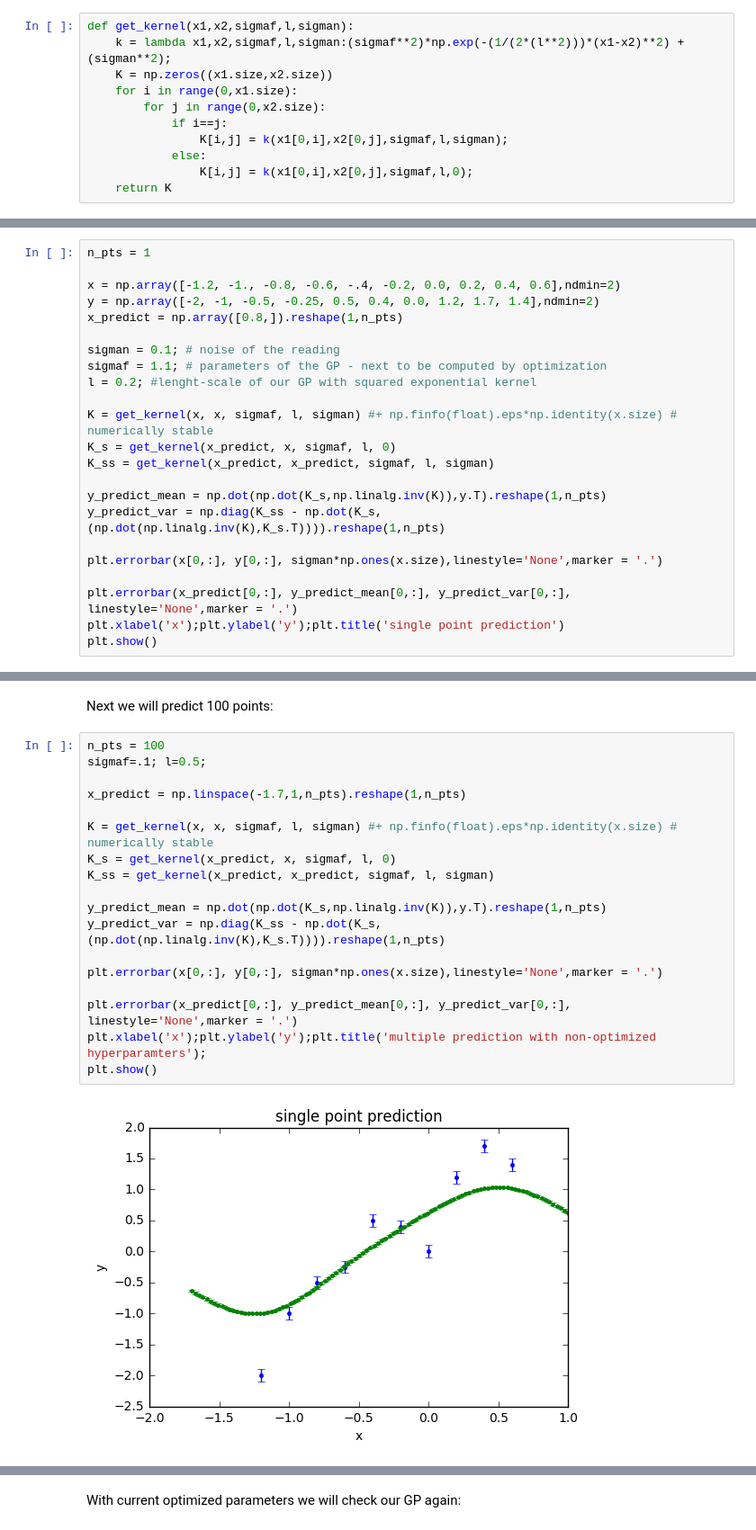
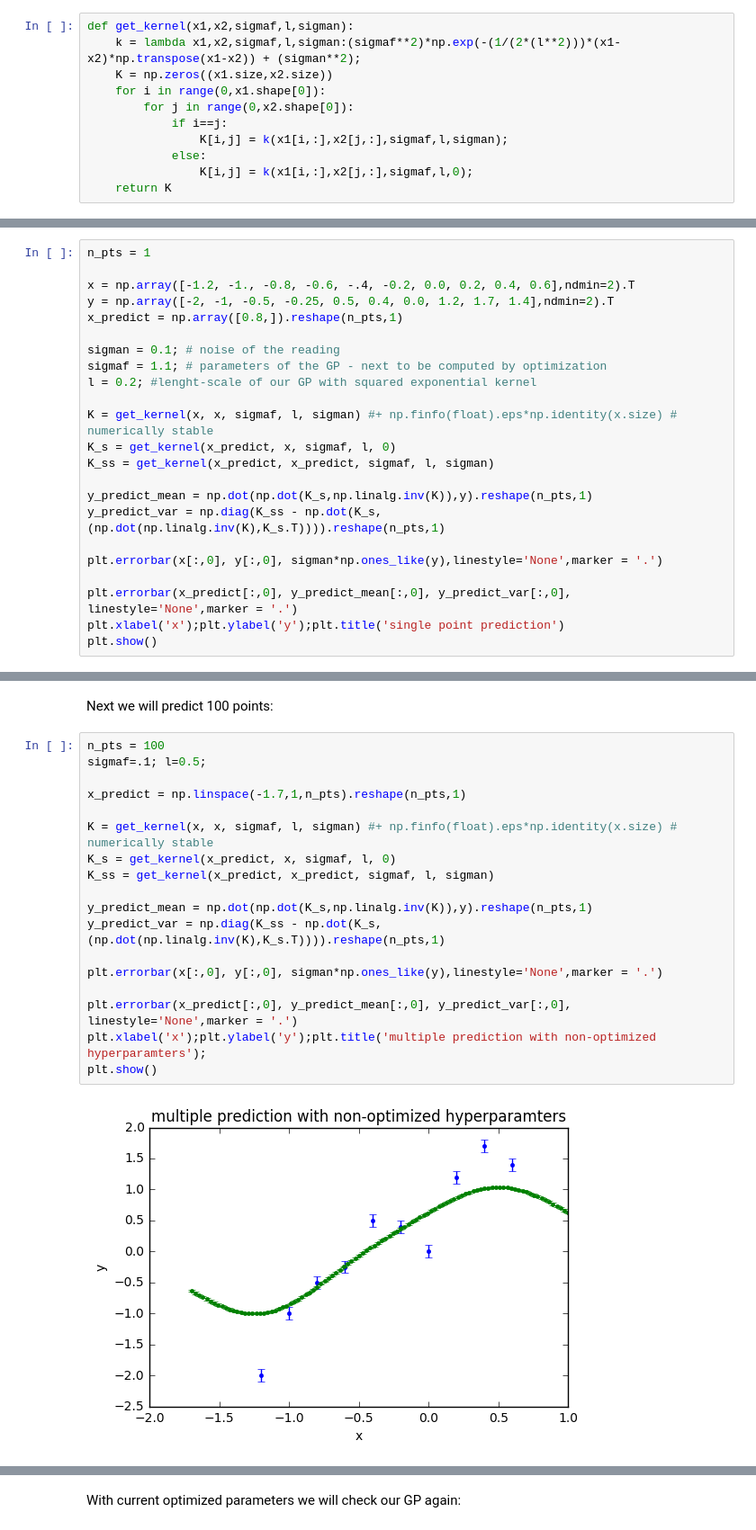
Before and after one commit to nghorbani/NIP_SS16, a Jupyter notebook: ML2/GRP.ipynb, the cells around one changed output, grey strips where cells are left out. Shown: that part at 90% size. Cells and saved outputs as stored; diff of their text form.

```diff
--- a/ML2/GRP.ipynb
+++ b/ML2/GRP.ipynb
@@ -59,14 +66,14 @@ the mean will be our best estimate and the variance will indicate our uncertaint
 We will define kernel function here:
 # %%
 def get_kernel(x1,x2,sigmaf,l,sigman):
-    k = lambda x1,x2,sigmaf,l,sigman:(sigmaf**2)*np.exp(-(1/(2*(l**2)))*(x1-x2)**2) + (sigman**2);
+    k = lambda x1,x2,sigmaf,l,sigman:(sigmaf**2)*np.exp(-(1/(2*(l**2)))*(x1-x2)*np.transpose(x1-x2)) + (sigman**2);
     K = np.zeros((x1.size,x2.size))
-    for i in range(0,x1.size):
-        for j in range(0,x2.size):
+    for i in range(0,x1.shape[0]):
+        for j in range(0,x2.shape[0]):
             if i==j:
-                K[i,j] = k(x1[0,i],x2[0,j],sigmaf,l,sigman);
+                K[i,j] = k(x1[i,:],x2[j,:],sigmaf,l,sigman);
             else:
-                K[i,j] = k(x1[0,i],x2[0,j],sigmaf,l,0);
+                K[i,j] = k(x1[i,:],x2[j,:],sigmaf,l,0);
     return K
 # %% [markdown]
 ## Single point prediction with GPR
@@ -74,9 +81,9 @@ We wont use optimized kernel hyperparameters here and only guess some values and
 # %%
 n_pts = 1
 
-x = np.array([-1.2, -1., -0.8, -0.6, -.4, -0.2, 0.0, 0.2, 0.4, 0.6],ndmin=2)
-y = np.array([-2, -1, -0.5, -0.25, 0.5, 0.4, 0.0, 1.2, 1.7, 1.4],ndmin=2)
-x_predict = np.array([0.8,]).reshape(1,n_pts)
+x = np.array([-1.2, -1., -0.8, -0.6, -.4, -0.2, 0.0, 0.2, 0.4, 0.6],ndmin=2).T
+y = np.array([-2, -1, -0.5, -0.25, 0.5, 0.4, 0.0, 1.2, 1.7, 1.4],ndmin=2).T
+x_predict = np.array([0.8,]).reshape(n_pts,1)
 
 sigman = 0.1; # noise of the reading
 sigmaf = 1.1; # parameters of the GP - next to be computed by optimization
@@ -86,12 +93,12 @@ K = get_kernel(x, x, sigmaf, l, sigman) #+ np.finfo(float).eps*np.identity(x.siz
 K_s = get_kernel(x_predict, x, sigmaf, l, 0)
 K_ss = get_kernel(x_predict, x_predict, sigmaf, l, sigman)
 
-y_predict_mean = np.dot(np.dot(K_s,np.linalg.inv(K)),y.T).reshape(1,n_pts)
-y_predict_var = np.diag(K_ss - np.dot(K_s,(np.dot(np.linalg.inv(K),K_s.T)))).reshape(1,n_pts)
+y_predict_mean = np.dot(np.dot(K_s,np.linalg.inv(K)),y).reshape(n_pts,1)
+y_predict_var = np.diag(K_ss - np.dot(K_s,(np.dot(np.linalg.inv(K),K_s.T)))).reshape(n_pts,1)
 
-plt.errorbar(x[0,:], y[0,:], sigman*np.ones(x.size),linestyle='None',marker = '.')
+plt.errorbar(x[:,0], y[:,0], sigman*np.ones_like(y),linestyle='None',marker = '.')
 
-plt.errorbar(x_predict[0,:], y_predict_mean[0,:], y_predict_var[0,:], linestyle='None',marker = '.')
+plt.errorbar(x_predict[:,0], y_predict_mean[:,0], y_predict_var[:,0], linestyle='None',marker = '.')
 plt.xlabel('x');plt.ylabel('y');plt.title('single point prediction')
 plt.show()
 # %% [output]
@@ -101,23 +112,23 @@ plt.show()
 # %%
 n_pts = 100
 sigmaf=.1; l=0.5;
 
-x_predict = np.linspace(-1.7,1,n_pts).reshape(1,n_pts)
+x_predict = np.linspace(-1.7,1,n_pts).reshape(n_pts,1)
 
 K = get_kernel(x, x, sigmaf, l, sigman) #+ np.finfo(float).eps*np.identity(x.size) # numerically stable
 K_s = get_kernel(x_predict, x, sigmaf, l, 0)
 K_ss = get_kernel(x_predict, x_predict, sigmaf, l, sigman)
 
-y_predict_mean = np.dot(np.dot(K_s,np.linalg.inv(K)),y.T).reshape(1,n_pts)
-y_predict_var = np.diag(K_ss - np.dot(K_s,(np.dot(np.linalg.inv(K),K_s.T)))).reshape(1,n_pts)
+y_predict_mean = np.dot(np.dot(K_s,np.linalg.inv(K)),y).reshape(n_pts,1)
+y_predict_var = np.diag(K_ss - np.dot(K_s,(np.dot(np.linalg.inv(K),K_s.T)))).reshape(n_pts,1)
 
-plt.errorbar(x[0,:], y[0,:], sigman*np.ones(x.size),linestyle='None',marker = '.')
+plt.errorbar(x[:,0], y[:,0], sigman*np.ones_like(y),linestyle='None',marker = '.')
 
-plt.errorbar(x_predict[0,:], y_predict_mean[0,:], y_predict_var[0,:], linestyle='None',marker = '.')
+plt.errorbar(x_predict[:,0], y_predict_mean[:,0], y_predict_var[:,0], linestyle='None',marker = '.')
 plt.xlabel('x');plt.ylabel('y');plt.title('multiple prediction with non-optimized hyperparamters');
 plt.show()
 # %% [output]
-[figure, old version]
+[figure, new version]
 # %% [markdown]
 ## GPR parameter optimization
 
```
Also changed, not shown: parts of 5 cells of this notebook, 3 other files.
